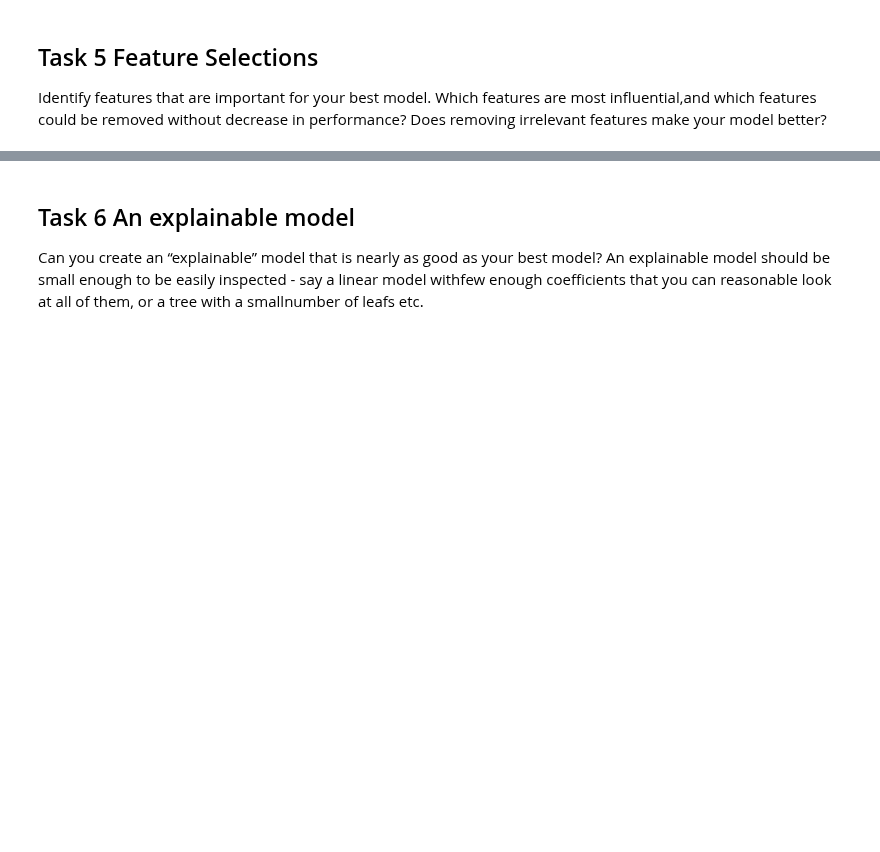
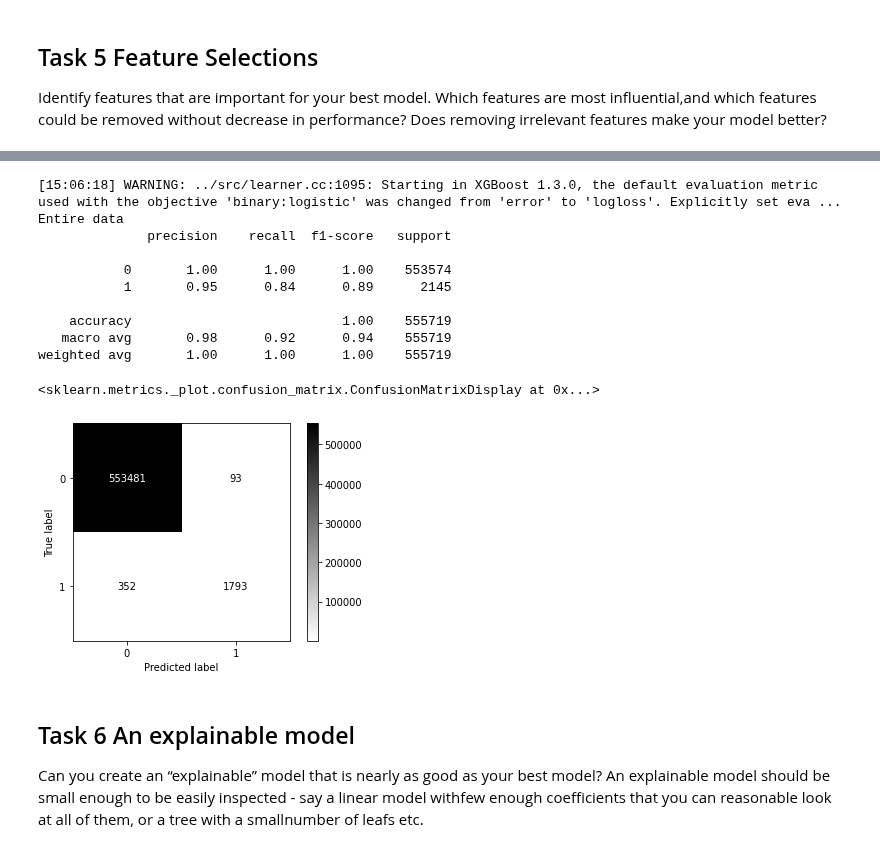
Before and after one commit to sashaaKr/master-of-science, a Jupyter notebook: semester_2/Advanced_Topics_in_Machine_Learning/assignment_2/Advanced Machine Learning - HW #2.ipynb, the cells around one changed output, grey strips where cells are left out. Cells and saved outputs as stored; diff of their text form; code cells hidden in the pictures; blank space fills up the shorter version.

```diff
--- a/semester_2/Advanced_Topics_in_Machine_Learning/assignment_2/Advanced Machine Learning - HW #2.ipynb
+++ b/semester_2/Advanced_Topics_in_Machine_Learning/assignment_2/Advanced Machine Learning - HW #2.ipynb
@@ -721,0 +871,3 @@ Identify features that are important for your best model. Which features are mos
+# %%
+nf_full_train_df.info()
+X_nf_full_train,Y_nf_full_train  = get_label_and_drop(nf_full_train_df)
@@ -721,0 +957,7 @@ Identify features that are important for your best model. Which features are mos
+# %%
+nf_test_full = add_new_featues(full_test_df)
+nf_test_full = get_dummies(nf_test_full,nf_columns_to_dummy)
+nf_test_full = drop_columns(nf_test_full,columns_to_drop)
+# maybe? feature_select
+
+X_nf_test_full,Y_nf_test_full  = get_label_and_drop(nf_test_full)
@@ -722,3 +1025,21 @@ Identify features that are important for your best model. Which features are mos
+# %%
+model_full,y_pred_full = train_and_predict(XGBClassifier(),X_nf_full_train,Y_nf_full_train,X_nf_test_full)
+print("Entire data")
+print(classification_report(Y_nf_test_full,y_pred_full))
+plot_confusion_matrix(model_full, X_nf_test_full, Y_nf_test_full, cmap='gray_r')
+# %% [output]
+[15:06:18] WARNING: ../src/learner.cc:1095: Starting in XGBoost 1.3.0, the default evaluation metric used with the objective 'binary:logistic' was changed from 'error' to 'logloss'. Explicitly set eva ...
+Entire data
+              precision    recall  f1-score   support
+
+           0       1.00      1.00      1.00    553574
+           1       0.95      0.84      0.89      2145
+
+    accuracy                           1.00    555719
+   macro avg       0.98      0.92      0.94    555719
+weighted avg       1.00      1.00      1.00    555719
+<sklearn.metrics._plot.confusion_matrix.ConfusionMatrixDisplay at 0x...>
+[figure, added]
 # %% [markdown]
 ## Task 6 An explainable model
 Can you create an “explainable” model that is nearly as good as your best model? An explainable model should be small enough to be easily inspected - say a linear model withfew enough coefficients that you can reasonable look at all of them, or a tree with a smallnumber of leafs etc.
```
Also changed, not shown: parts of 42 cells of this notebook.
